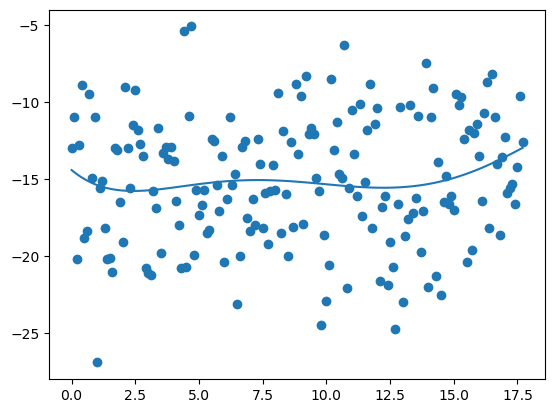
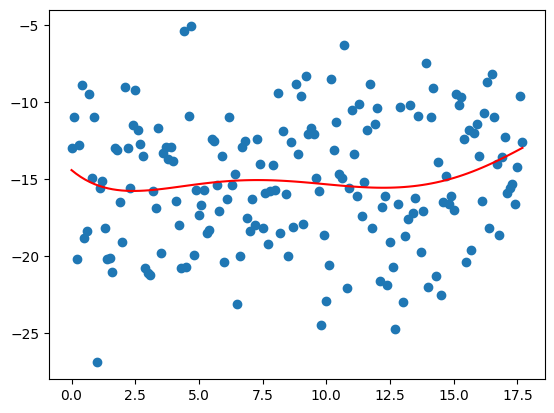
Unified diff of the notebook cell whose output changed from the first chart to the second:
--- before
+++ after
@@ -2,4 +2,4 @@
 print(X_p, Y_p, sep='\n')
 
-plt.plot(x_p, y_p)
+plt.plot(x_p, y_p, color='red')
 plt.scatter(X_p, Y_p)

Commit: выполенение первого задания в лр3 (+ детрендирование)